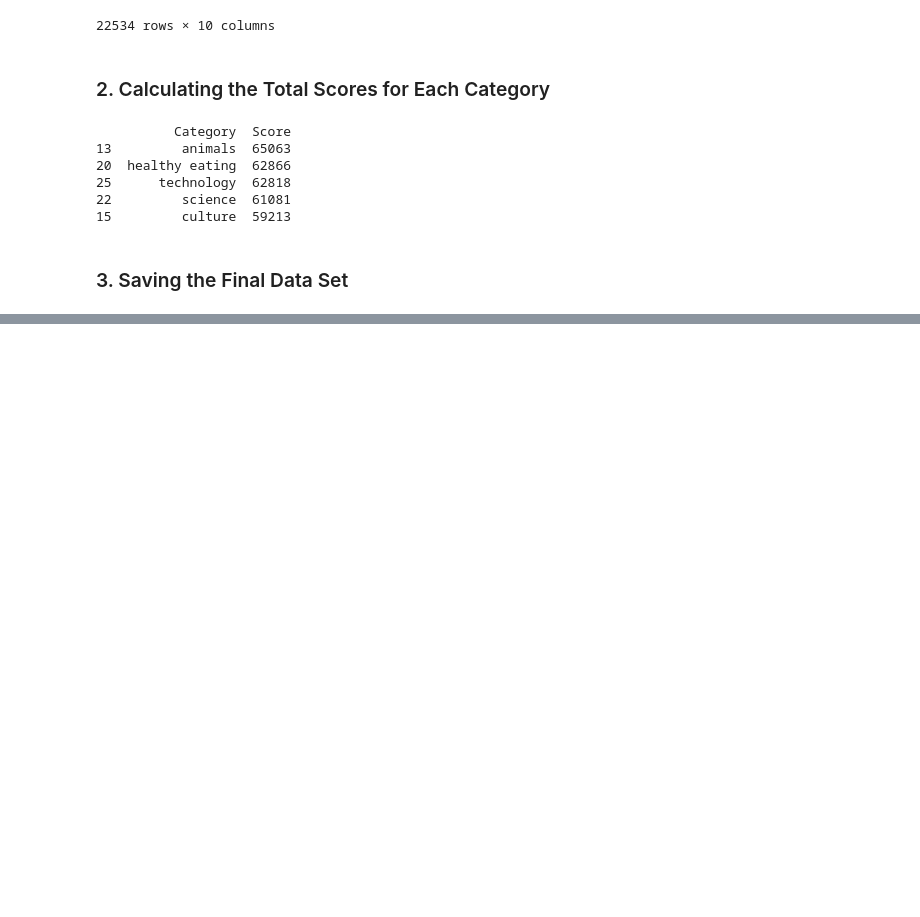
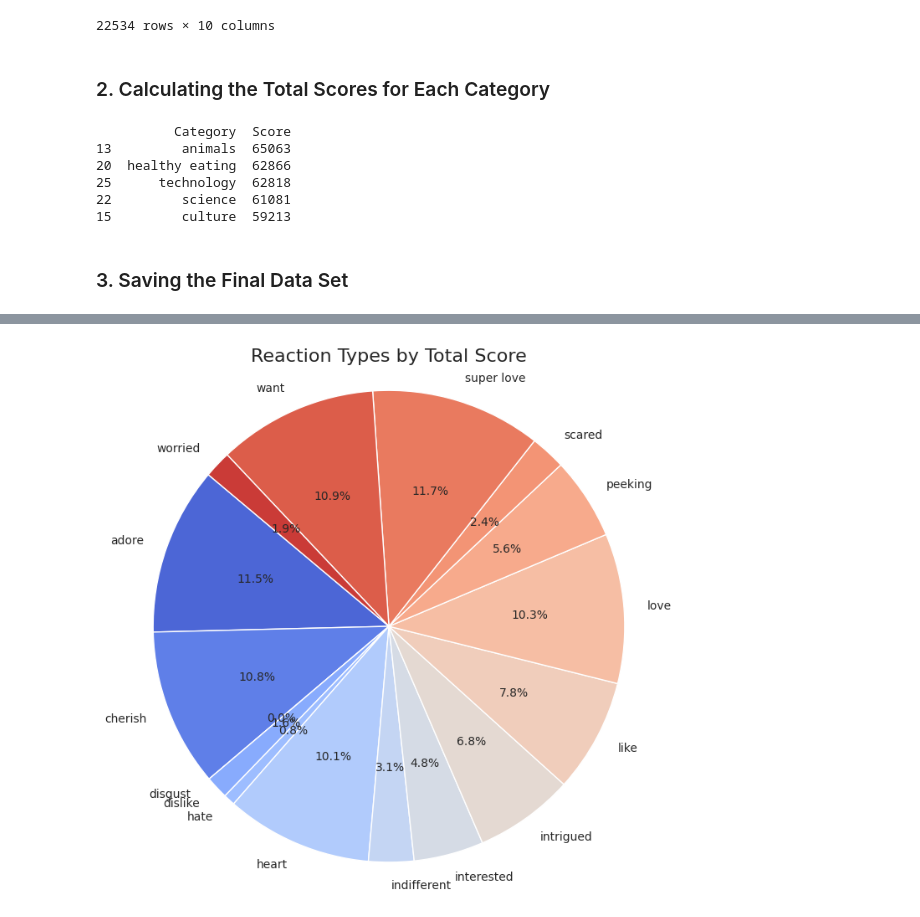
Before and after one commit to nakulpandit/accenture_navigating.numbers, a Jupyter notebook: accenture NAVIGATING NUMBERS/acntask.ipynb, the cells around one changed output, grey strips where cells are left out. Cells and saved outputs as stored; diff of their text form; code cells hidden in the pictures; blank space fills up the shorter version.

```diff
--- a/accenture NAVIGATING NUMBERS/acntask.ipynb
+++ b/accenture NAVIGATING NUMBERS/acntask.ipynb
@@ -236,0 +268,11 @@ top_5_categories.to_csv("Top_5_Categories.csv", index=False)
+# %%
+reaction_type_scores = final_df.groupby('Reaction Type')['Score'].sum().reset_index()
+
+# Pie chart for reaction type scores
+plt.figure(figsize=(8, 8))
+plt.pie(reaction_type_scores['Score'], labels=reaction_type_scores['Reaction Type'], autopct='%1.1f%%', startangle=140, colors=sns.color_palette('coolwarm', len(reaction_type_scores)))
+plt.title('Reaction Types by Total Score', fontsize=16)
+plt.axis('equal')  # Equal aspect ratio ensures a circular pie chart
+plt.show()
+# %% [output]
+[figure, added]
```
Also changed, not shown: parts of 4 cells of this notebook, 3 other files.
